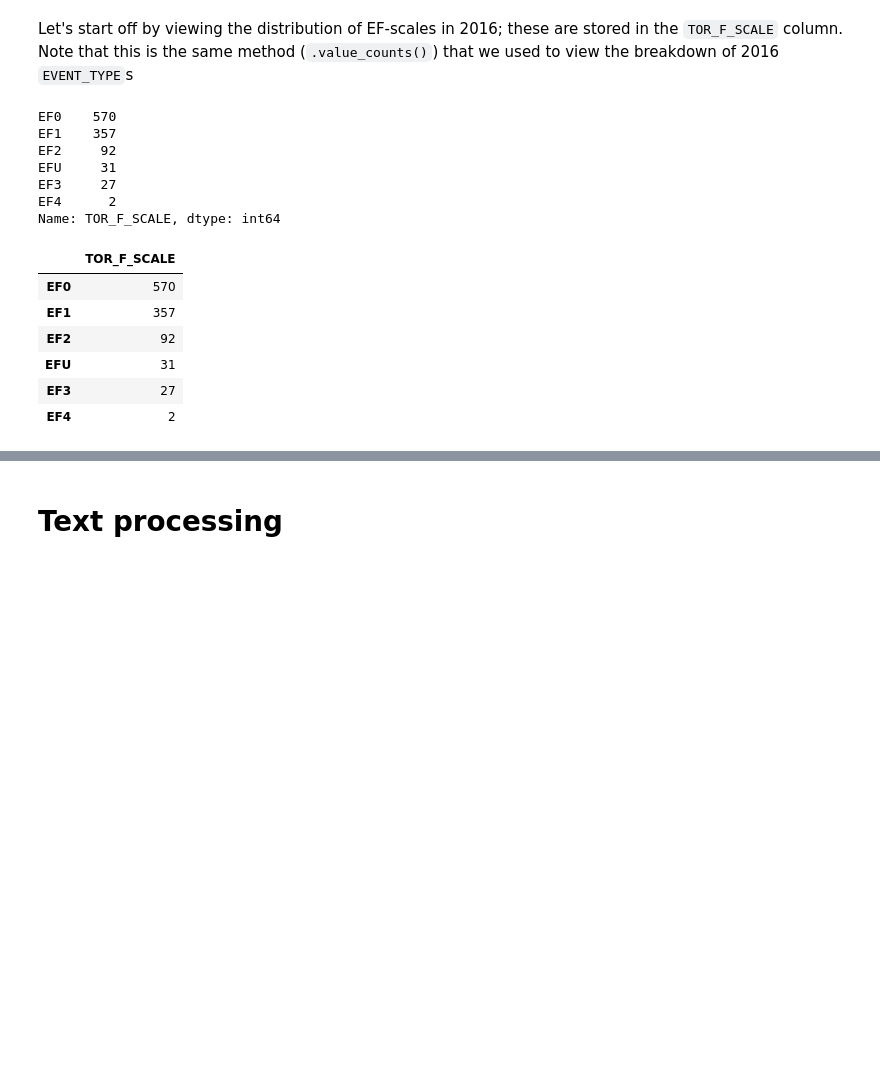
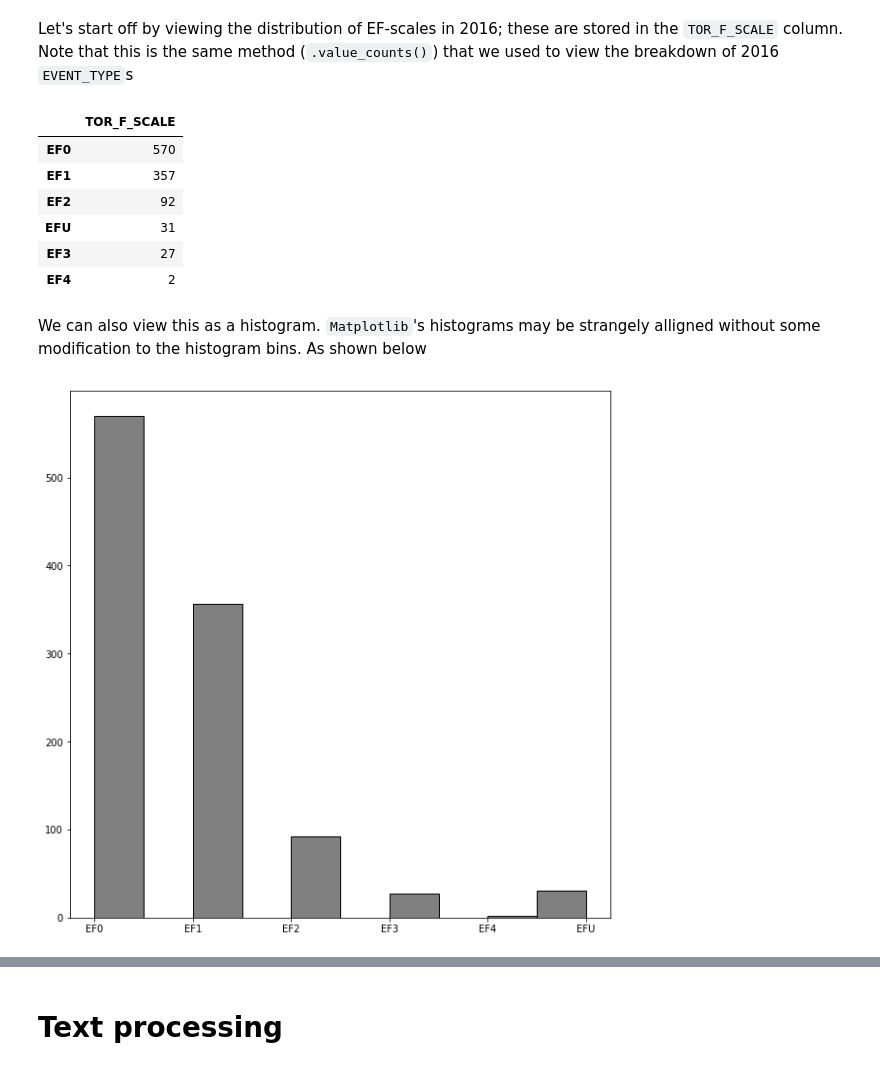
Before and after one commit to jdiaz4302/ML_Workshop_Series, a Jupyter notebook: L01-IntroToPython-TextData-and-LogisticRegression.ipynb, the cells around one changed output, grey strips where cells are left out. Cells and saved outputs as stored; diff of their text form; code cells hidden in the pictures; blank space fills up the shorter version.

```diff
--- a/L01-IntroToPython-TextData-and-LogisticRegression.ipynb
+++ b/L01-IntroToPython-TextData-and-LogisticRegression.ipynb
@@ -283,22 +283,18 @@ Now we are familiar with how we can access the text data for later. Now onto the
 # %% [markdown]
 Let's start off by viewing the distribution of EF-scales in 2016; these are stored in the `TOR_F_SCALE` column. Note that this is the same method (`.value_counts()`) that we used to view the breakdown of 2016 `EVENT_TYPE`s
 # %%
-tornadoes_2016['TOR_F_SCALE'].value_counts()
+pd.DataFrame(tornadoes_2016['TOR_F_SCALE'].value_counts())
 # %% [output]
-EF0    570
-EF1    357
-EF2     92
-EFU     31
-EF3     27
-EF4      2
-Name: TOR_F_SCALE, dtype: int64
+|  | TOR_F_SCALE |
+| EF0 | 570 |
+| EF1 | 357 |
+| EF2 | 92 |
+| EFU | 31 |
+| EF3 | 27 |
+| EF4 | 2 |
-# %%
-pd.DataFrame(Tornadoes_2016['TOR_F_SCALE'].value_counts())
-# %% [output]
-|  | TOR_F_SCALE |
-| EF0 | 570 |
-| EF1 | 357 |
-| EF2 | 92 |
-| EFU | 31 |
-| EF3 | 27 |
-| EF4 | 2 |
+# %% [markdown]
+We can also view this as a histogram. `Matplotlib`'s histograms may be strangely alligned without some modification to the histogram bins. As shown below
+# %%
+plt.hist(tornadoes_2016['TOR_F_SCALE'], color = 'grey', edgecolor = 'black');
+# %% [output]
+[figure, added]
```
Also changed, not shown: parts of 27 cells of this notebook.
